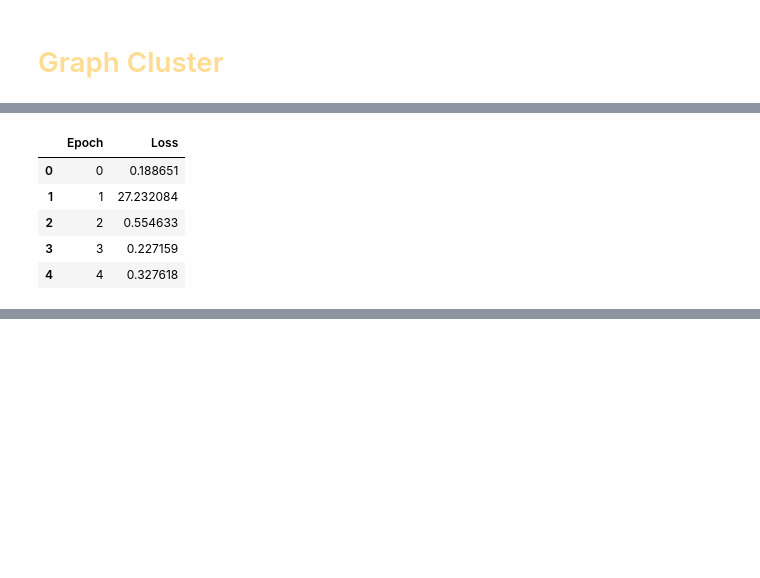
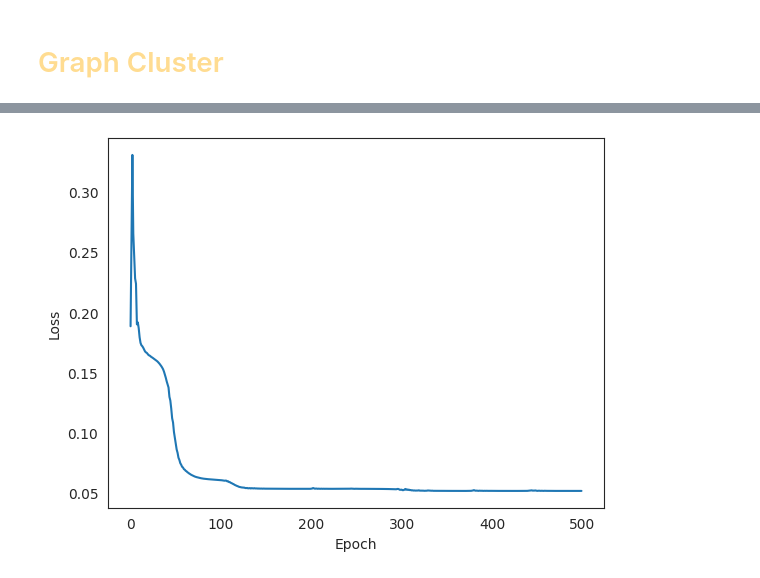
Before and after one commit to ryrl970311/GraphCausal, a Jupyter notebook: Cases/Reproduction/CreateGraphGEN-X.ipynb, the cells around one changed output, grey strips where cells are left out. Drawn from its saved outputs; the diff is of its cells as text; code cells hidden in the pictures; blank space fills up the shorter version.

```diff
--- a/Cases/Reproduction/CreateGraphGEN-X.ipynb
+++ b/Cases/Reproduction/CreateGraphGEN-X.ipynb
@@ -318,11 +296,6 @@ time: 91.2 ms (started: 2024-09-30 17:51:23 +08:00)
 # %%
 df = pd.DataFrame(lst, columns=['Epoch', 'Loss'])
 df = df.assign(Loss=df['Loss'].apply(lambda x: x.item()))
-df.head()
+# df.head()
+sns.lineplot(data=df.drop(index=1), x='Epoch', y='Loss')
 # %% [output]
-|  | Epoch | Loss |
-| 0 | 0 | 0.188651 |
-| 1 | 1 | 27.232084 |
-| 2 | 2 | 0.554633 |
-| 3 | 3 | 0.227159 |
-| 4 | 4 | 0.327618 |
@@ -329,0 +303 @@ time: 7.34 ms (started: 2024-09-30 16:28:21 +08:00)
+[figure, added]
```
Also changed, not shown: parts of 28 cells of this notebook, 2 other files.
